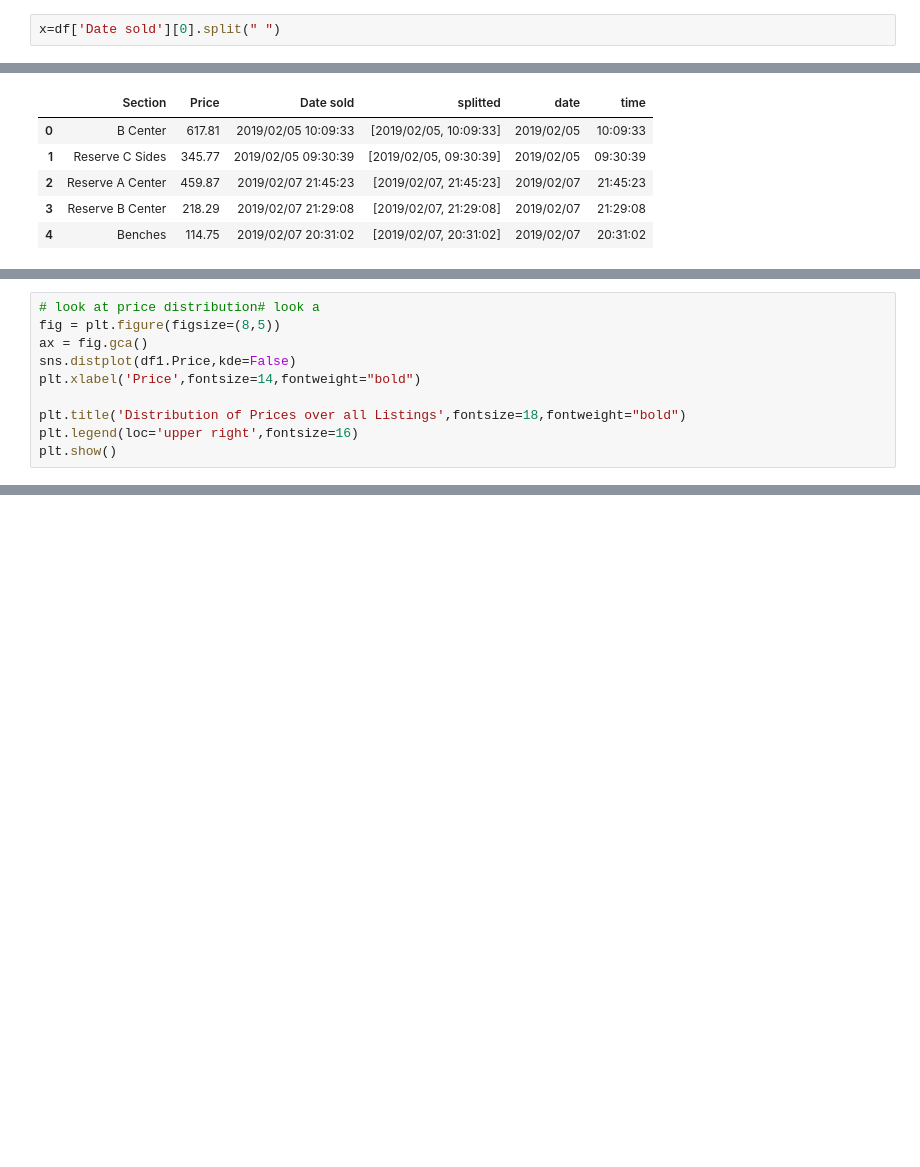
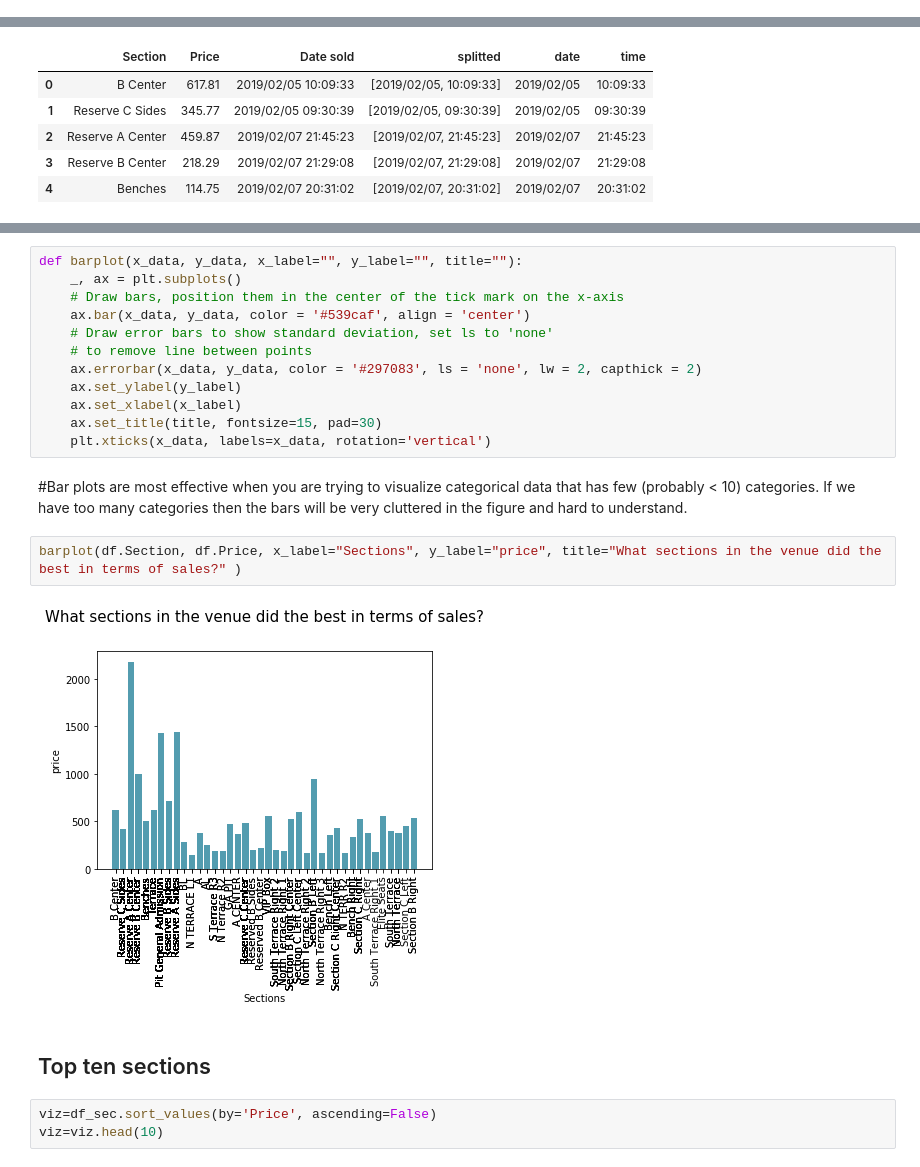
Before and after one commit to byambaa1982/CodingWorkshops, a Jupyter notebook: event_analysis.ipynb, the cells around one changed output, grey strips where cells are left out. Drawn from its saved outputs; the diff is of its cells as text; blank space fills up the shorter version.

```diff
--- a/event_analysis.ipynb
+++ b/event_analysis.ipynb
@@ -42,2 +46,0 @@ df['Date sold'][0]
-# %%
-x=df['Date sold'][0].split(" ")
@@ -112,10 +79,0 @@ df2=df.groupby(['date']).sum()
-# %%
-# look at price distribution# look a
-fig = plt.figure(figsize=(8,5))
-ax = fig.gca()
-sns.distplot(df1.Price,kde=False)
-plt.xlabel('Price',fontsize=14,fontweight="bold")
-
-plt.title('Distribution of Prices over all Listings',fontsize=18,fontweight="bold")
-plt.legend(loc='upper right',fontsize=16)
-plt.show()
@@ -242,0 +106,23 @@ section.plot()
+# %%
+def barplot(x_data, y_data, x_label="", y_label="", title=""):
+    _, ax = plt.subplots()
+    # Draw bars, position them in the center of the tick mark on the x-axis
+    ax.bar(x_data, y_data, color = '#539caf', align = 'center')
+    # Draw error bars to show standard deviation, set ls to 'none'
+    # to remove line between points
+    ax.errorbar(x_data, y_data, color = '#297083', ls = 'none', lw = 2, capthick = 2)
+    ax.set_ylabel(y_label)
+    ax.set_xlabel(x_label)
+    ax.set_title(title, fontsize=15, pad=30)
+    plt.xticks(x_data, labels=x_data, rotation='vertical')
+# %% [markdown]
+#Bar plots are most effective when you are trying to visualize categorical data that has few (probably < 10) categories. If we have too many categories then the bars will be very cluttered in the figure and hard to understand.
+# %%
+barplot(df.Section, df.Price, x_label="Sections", y_label="price", title="What sections in the venue did the best in terms of sales?" )
+# %% [output]
+[figure, added]
+# %% [markdown]
+## Top ten sections
+# %%
+viz=df_sec.sort_values(by='Price', ascending=False)
+viz=viz.head(10)
```
Also changed, not shown: parts of 42 cells of this notebook.
